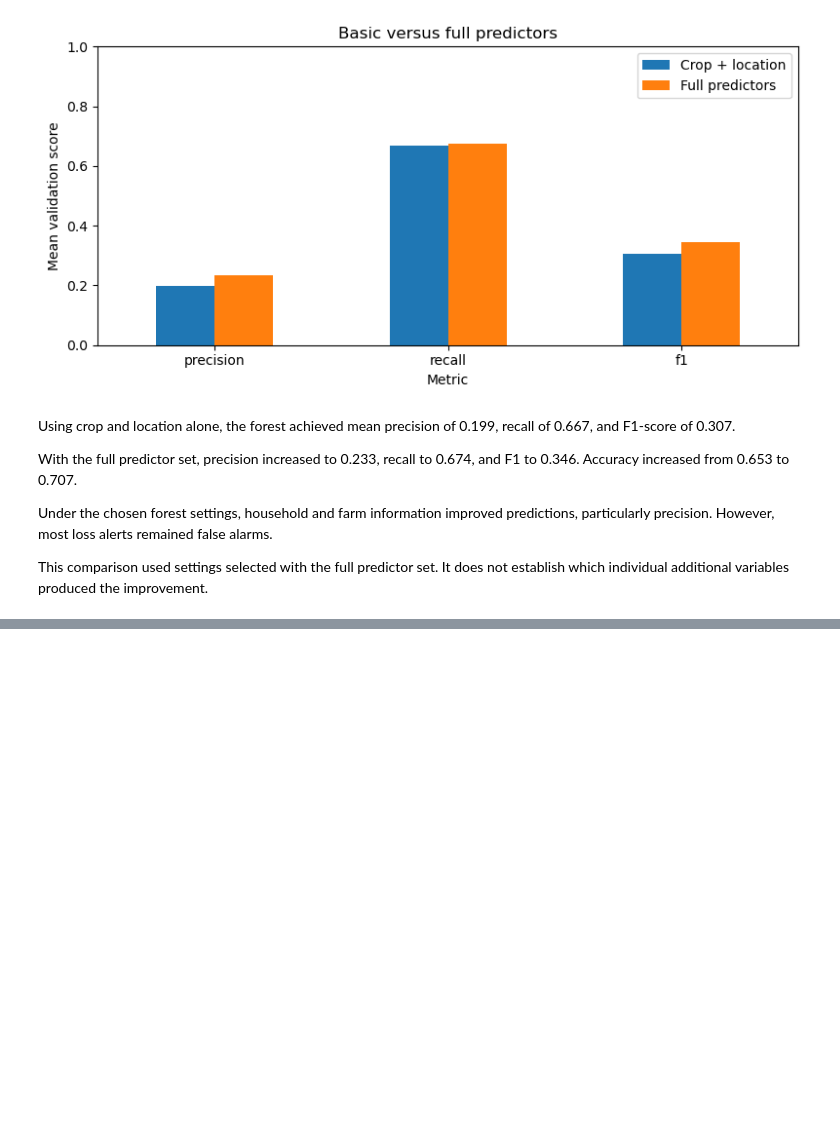
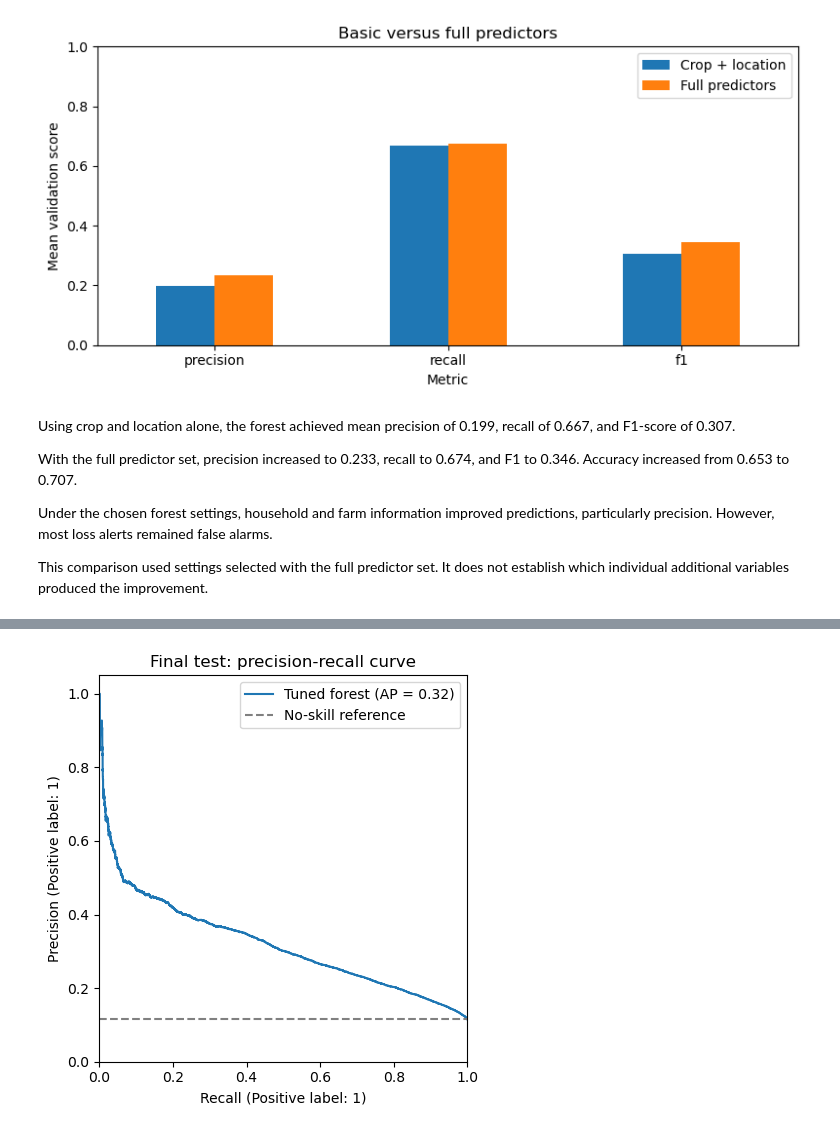
Before and after one commit to Chizycodes/nass-harvest-loss-prediction, a Jupyter notebook: notebooks/03_modelling_evaluation.ipynb, the cells around one changed output, grey strips where cells are left out. Drawn from its saved outputs; the diff is of its cells as text; code cells hidden in the pictures; blank space fills up the shorter version.

Commit message:
model evaluation

```diff
--- a/notebooks/03_modelling_evaluation.ipynb
+++ b/notebooks/03_modelling_evaluation.ipynb
@@ -882,0 +964,35 @@ Lifecycle stage 4. Use validation results to select the model and any threshold.
+# %%
+from sklearn.metrics import PrecisionRecallDisplay
+
+# Probability columns correspond to classes 0 and 1.
+# Select the estimated probability of reported loss: class 1.
+test_loss_probabilities = selected_model.predict_proba(X_test)[:, 1]
+
+fig, ax = plt.subplots()
+
+PrecisionRecallDisplay.from_predictions(
+    y_test,
+    test_loss_probabilities,
+    name="Tuned forest",
+    ax=ax
+)
+
+# Loss prevalence provides a no-skill precision reference.
+ax.axhline(
+    y_test.mean(),
+    color="grey",
+    linestyle="--",
+    label="No-skill reference"
+)
+
+ax.set(
+    title="Final test: precision-recall curve",
+    xlim=(0, 1),
+    ylim=(0, 1.05)
+)
+
+ax.legend()
+plt.tight_layout()
+plt.show()
+# %% [output]
+[figure, added]
```
Also changed, not shown: parts of 17 cells of this notebook.
